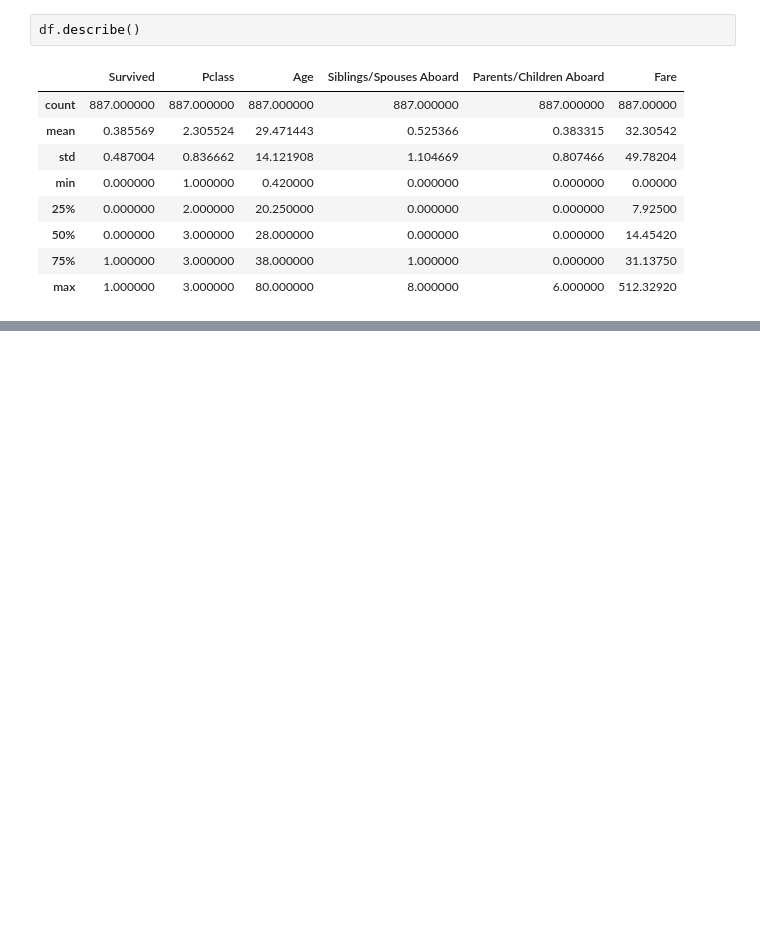
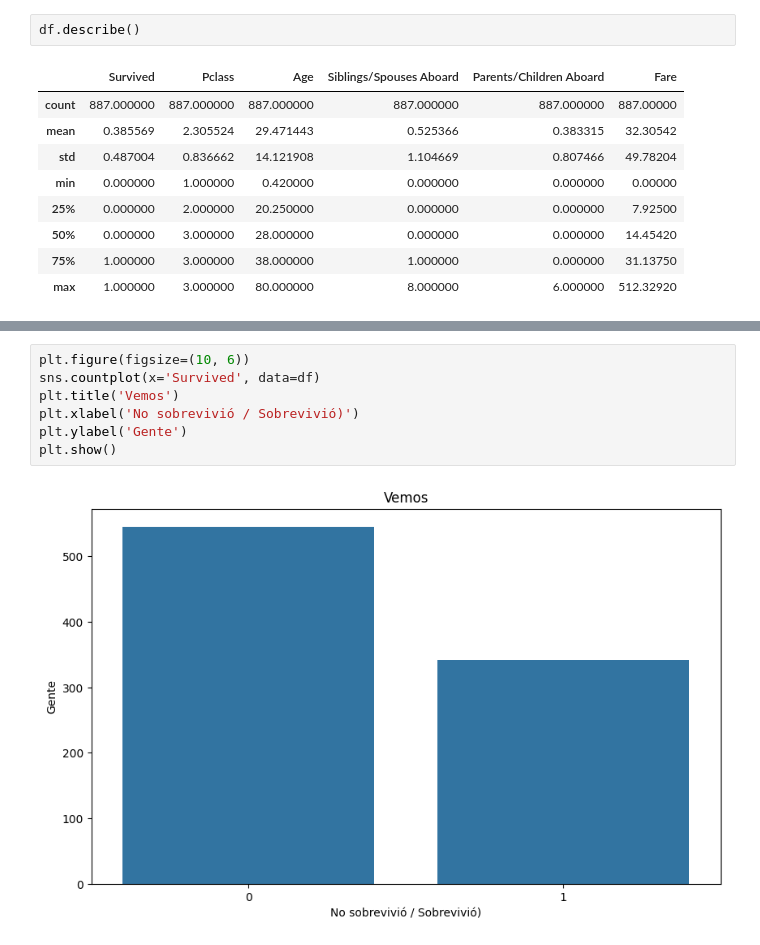
Before and after one commit to Javier-16/Titanic-datos, a Jupyter notebook: Titanic.ipynb, the cells around one changed output, grey strips where cells are left out. Saved outputs shown, nothing was run; the diff lists cells and outputs as text; blank space fills up the shorter version.

```diff
--- a/Titanic.ipynb
+++ b/Titanic.ipynb
@@ -85,0 +86,9 @@ plt.show()
+# %%
+plt.figure(figsize=(10, 6))
+sns.countplot(x='Survived', data=df)
+plt.title('Vemos')
+plt.xlabel('No sobrevivió / Sobrevivió)')
+plt.ylabel('Gente')
+plt.show()
+# %% [output]
+[figure, added]
```
Also changed, not shown: parts of 1 cell of this notebook.
